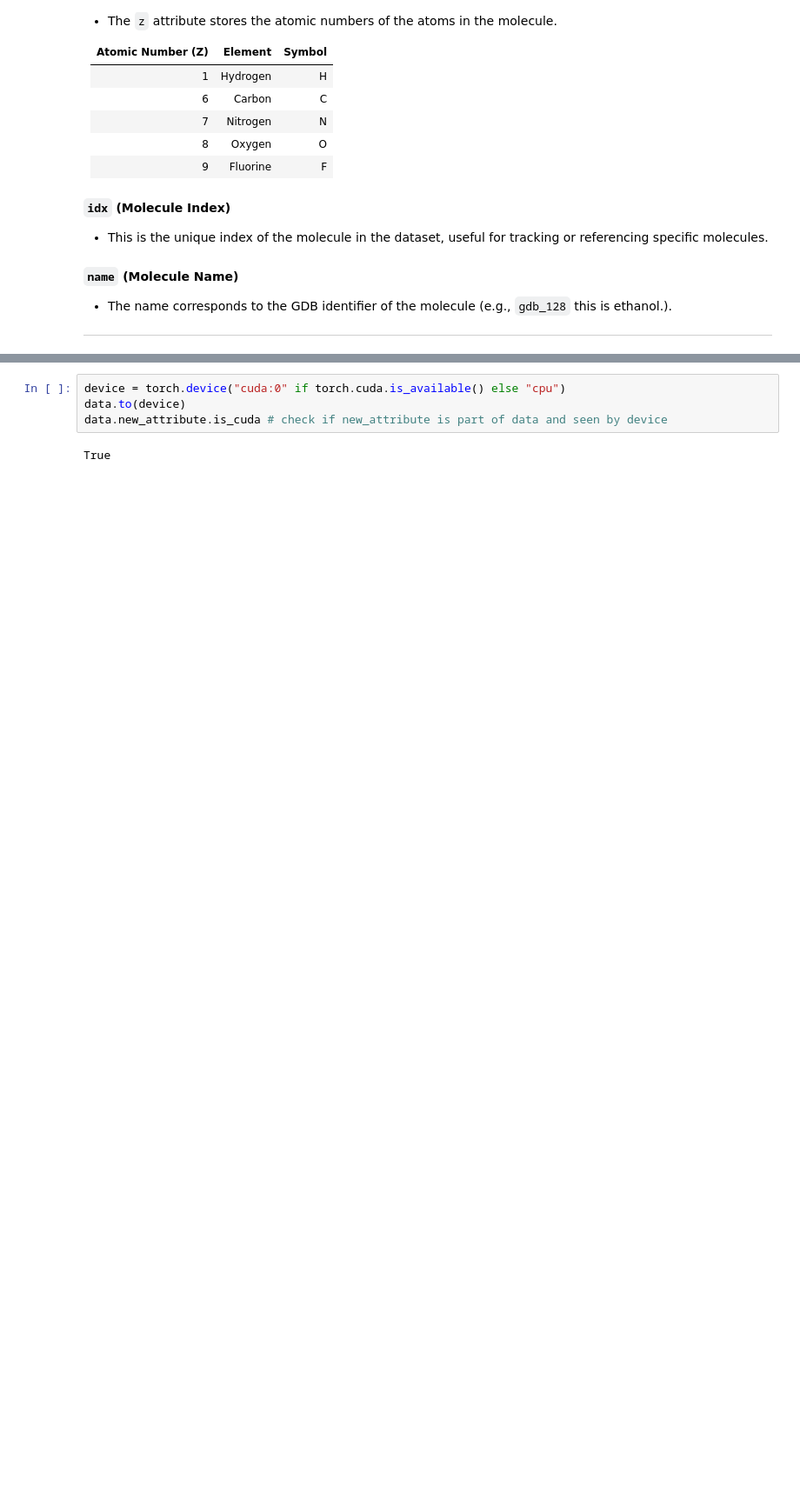
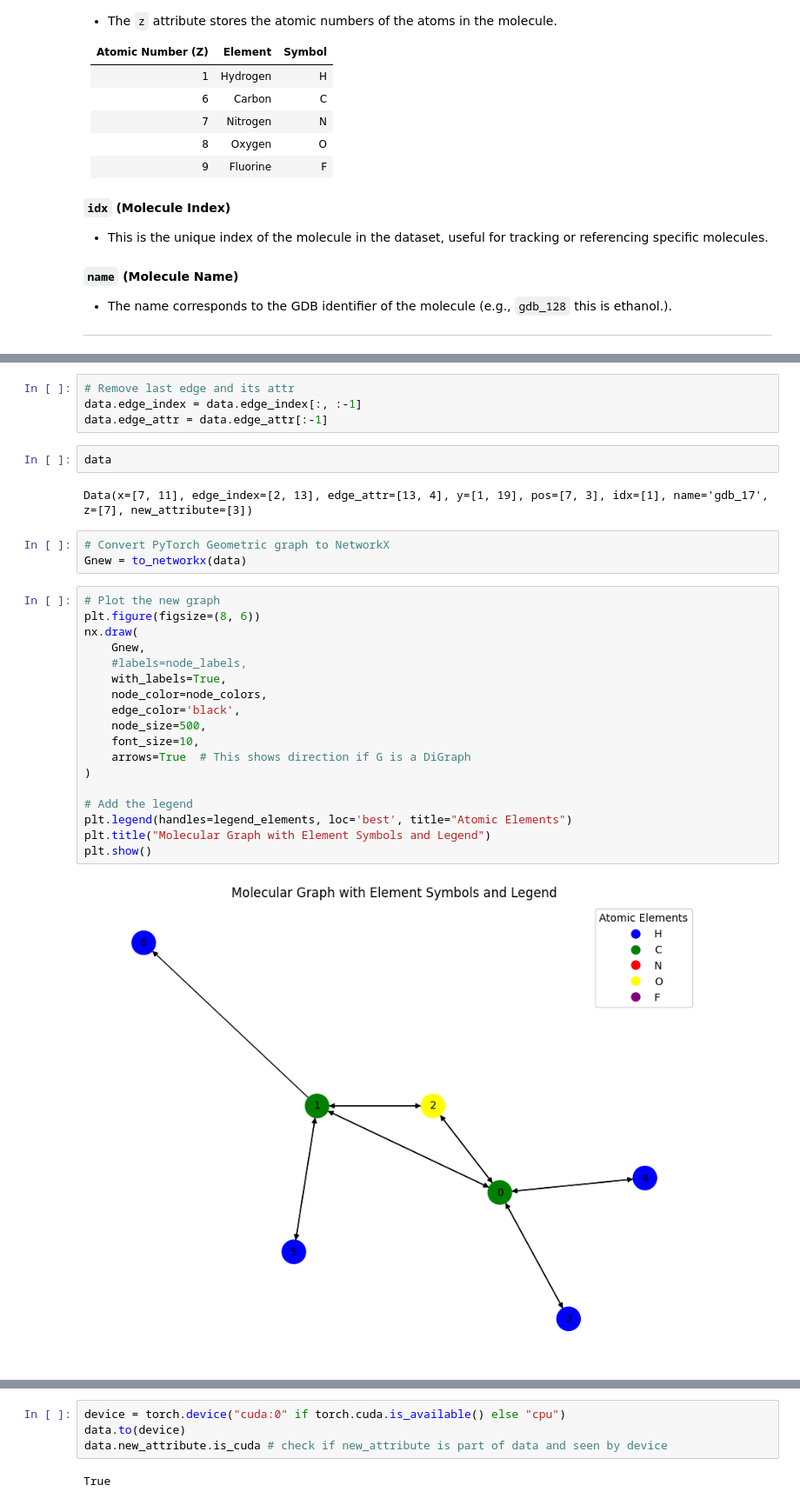
Before and after one commit to cfteach/NNDL_2025, a Jupyter notebook: _sources/04_17_2025_lec21_GNN_part2_v2.ipynb, the cells around one changed output, grey strips where cells are left out. Shown: that part at 87% size. Saved outputs shown, nothing was run; the diff lists cells and outputs as text; blank space fills up the shorter version.

```diff
--- a/_sources/04_17_2025_lec21_GNN_part2_v2.ipynb
+++ b/_sources/04_17_2025_lec21_GNN_part2_v2.ipynb
@@ -215,0 +248,31 @@ Data(x=[13, 11], edge_index=[2, 24], edge_attr=[24, 4], y=[1, 19], pos=[13, 3],
+# %%
+# Remove last edge and its attr
+data.edge_index = data.edge_index[:, :-1]
+data.edge_attr = data.edge_attr[:-1]
+# %%
+data
+# %% [output]
+Data(x=[7, 11], edge_index=[2, 13], edge_attr=[13, 4], y=[1, 19], pos=[7, 3], idx=[1], name='gdb_17', z=[7], new_attribute=[3])
+# %%
+# Convert PyTorch Geometric graph to NetworkX
+Gnew = to_networkx(data)
+# %%
+# Plot the new graph
+plt.figure(figsize=(8, 6))
+nx.draw(
+    Gnew,
+    #labels=node_labels,
+    with_labels=True,
+    node_color=node_colors,
+    edge_color='black',
+    node_size=500,
+    font_size=10,
+    arrows=True  # This shows direction if G is a DiGraph
+)
+
+# Add the legend
+plt.legend(handles=legend_elements, loc='best', title="Atomic Elements")
+plt.title("Molecular Graph with Element Symbols and Legend")
+plt.show()
+# %% [output]
+[figure, added]
```
Also changed, not shown: parts of 35 cells of this notebook, 49 other files.
